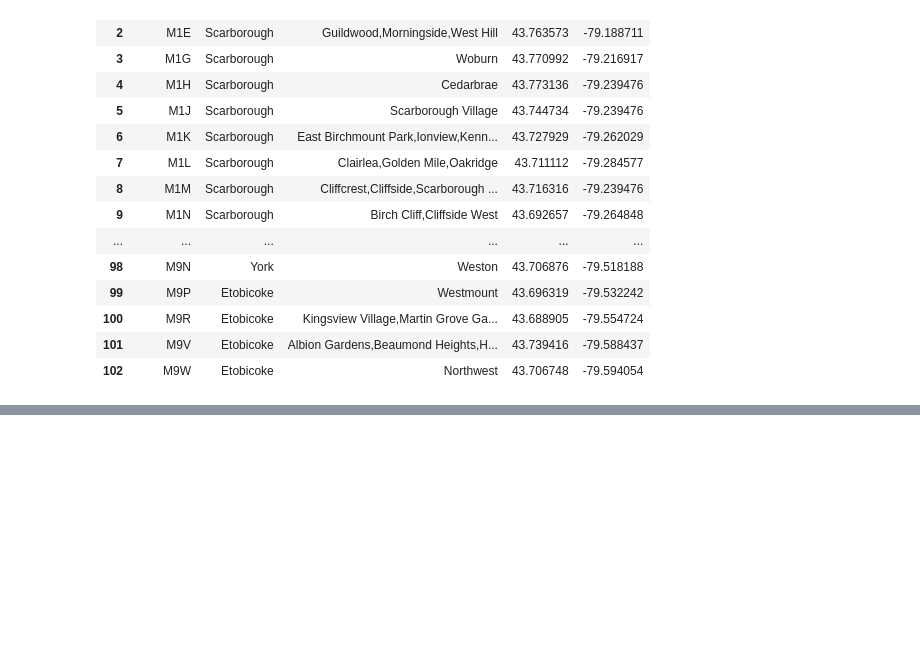
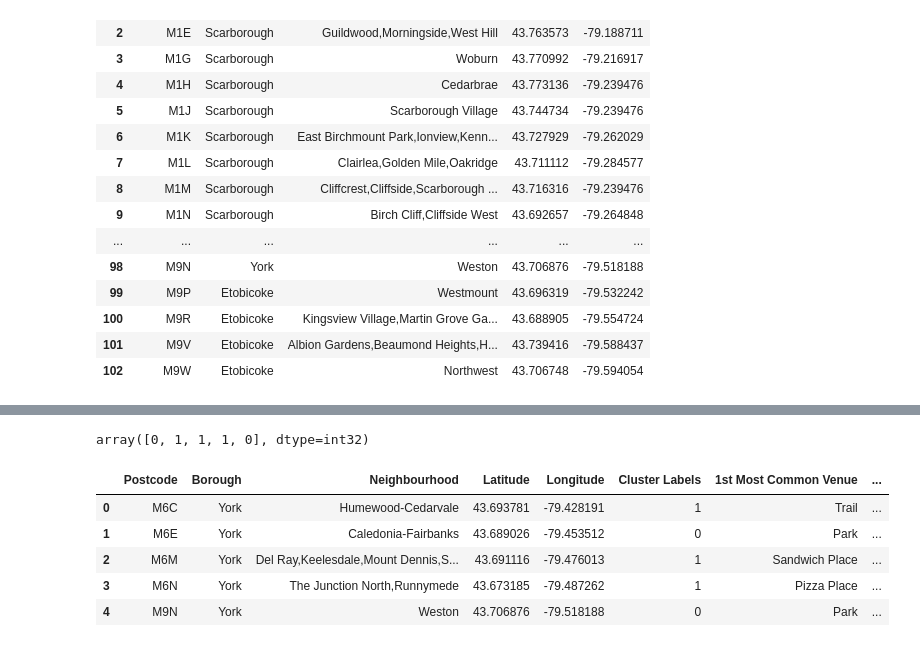
Before and after one commit to ritiksarda/Coursera_Capstone, a Jupyter notebook: CAPSTONE 2.ipynb, the cells around one changed output, grey strips where cells are left out. Saved outputs shown, nothing was run; the diff lists cells and outputs as text; code cells hidden in the pictures; blank space fills up the shorter version.

```diff
--- a/CAPSTONE 2.ipynb
+++ b/CAPSTONE 2.ipynb
@@ -188,0 +706,12 @@ df5
+# %%
+num_top_venues = 3
+
+for hood in york_grouped['Neighbourhood']:
+    print("----"+hood+"----")
+    york_temp = york_grouped[york_grouped['Neighbourhood'] == hood].T.reset_index()
+    york_temp.columns = ['venue','freq']
+    york_temp = york_temp.iloc[1:]
+    york_temp['freq'] = york_temp['freq'].astype(float)
+    york_temp = york_temp.round({'freq': 2})
+    print(york_temp.sort_values('freq', ascending=False).reset_index(drop=True).head(num_top_venues))
+    print('\n')
@@ -188,0 +761,5 @@ df5
+# %%
+york_neighbourhoods_venues_sorted['Neighbourhood'] = york_grouped['Neighbourhood']
+
+#york_neighbourhoods_venues_sorted.drop(columns=['17th Most Common Venue', '16th Most Common Venue','15th Most Common Venue'],axis=1)
+york_neighbourhoods_venues_sorted.head()
@@ -188,0 +773,33 @@ df5
+# %%
+for ind in np.arange(york_grouped.shape[0]):
+    york_neighbourhoods_venues_sorted.iloc[ind, 1:16] = return_most_common_venues(york_grouped.iloc[ind, :], num_top_venues)
+
+york_neighbourhoods_venues_sorted.head(2)
+# set number of clusters
+kclusters = 2
+
+york_grouped_clustering = york_grouped.drop('Neighbourhood', 1)
+
+# run k-means clustering
+york_kmeans = KMeans(n_clusters=kclusters, random_state=0).fit(york_grouped_clustering)
+
+# check cluster labels generated for each row in the dataframe
+york_kmeans.labels_[0:5]
+# %% [output]
+array([0, 1, 1, 1, 0], dtype=int32)
+# %%
+york_neighbourhoods_venues_sorted.insert(0, 'Cluster Labels', york_kmeans.labels_)
+
+york_merged = york_data
+
+# merge toronto_grouped with toronto_data to add latitude/longitude for each neighborhood
+york_merged = york_merged.join(york_neighbourhoods_venues_sorted.set_index('Neighbourhood'), on='Neighbourhood')
+
+york_merged
+# %% [output]
+|  | Postcode | Borough | Neighbourhood | Latitude | Longitude | Cluster Labels | 1st Most Common Venue | ... |
+| 0 | M6C | York | Humewood-Cedarvale | 43.693781 | -79.428191 | 1 | Trail | ... |
+| 1 | M6E | York | Caledonia-Fairbanks | 43.689026 | -79.453512 | 0 | Park | ... |
+| 2 | M6M | York | Del Ray,Keelesdale,Mount Dennis,S... | 43.691116 | -79.476013 | 1 | Sandwich Place | ... |
+| 3 | M6N | York | The Junction North,Runnymede | 43.673185 | -79.487262 | 1 | Pizza Place | ... |
+| 4 | M9N | York | Weston | 43.706876 | -79.518188 | 0 | Park | ... |
```
Also changed, not shown: parts of 47 cells of this notebook.
